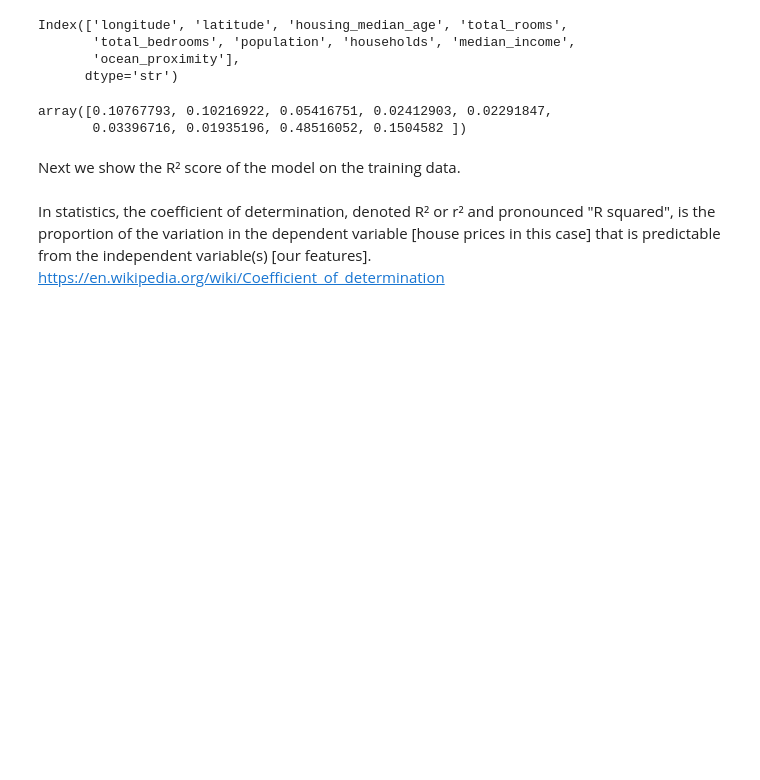
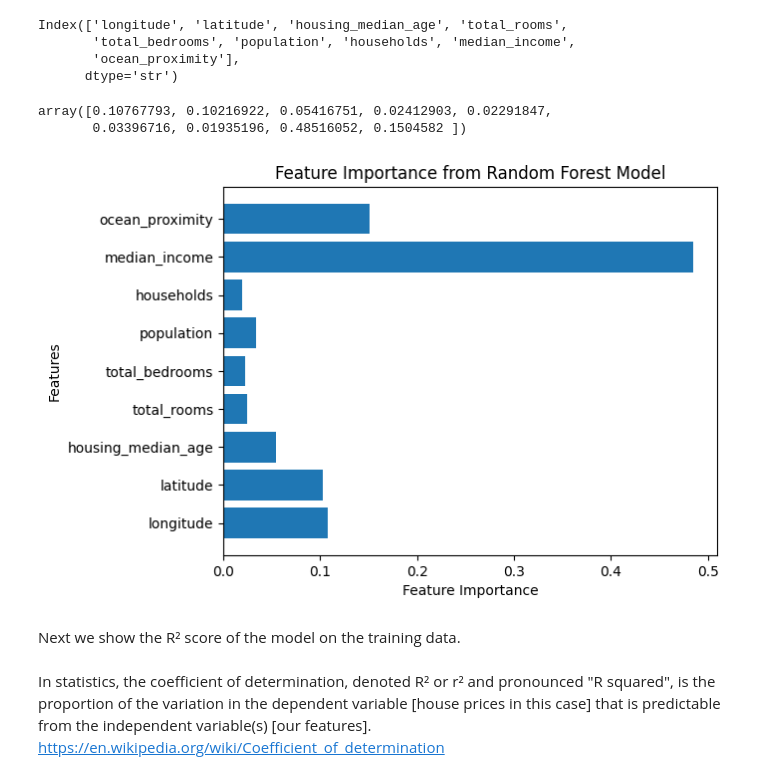
Before and after one commit to JohnMcKechnieGC/ensemble-methods, a Jupyter notebook: housing_prices.ipynb, the cells around one changed output. Drawn from its saved outputs; the diff is of its cells as text; code cells hidden in the pictures; blank space fills up the shorter version.

Commit message:
Graph feaature importances

```diff
--- a/housing_prices.ipynb
+++ b/housing_prices.ipynb
@@ -221,6 +222,15 @@ forest_regressor.feature_importances_
 # %% [output]
 array([0.10767793, 0.10216922, 0.05416751, 0.02412903, 0.02291847,
        0.03396716, 0.01935196, 0.48516052, 0.1504582 ])
+# %%
+plt.figure()
+plt.barh(forest_regressor.feature_names_in_, forest_regressor.feature_importances_)
+plt.xlabel('Feature Importance')
+plt.ylabel('Features')
+plt.title('Feature Importance from Random Forest Model')
+plt.show()
+# %% [output]
+[figure, added]
 # %% [markdown]
 Next we show the R² score of the model on the training data.
 # %% [markdown]
```
Also changed, not shown: parts of 3 cells of this notebook.
